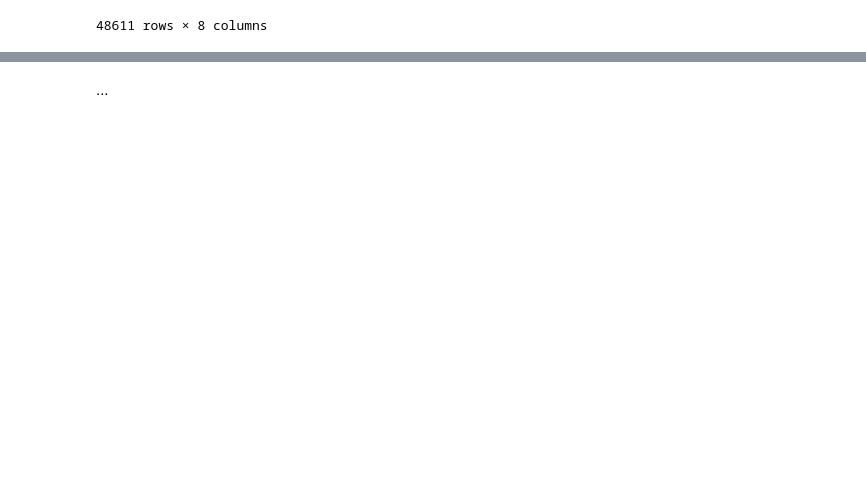
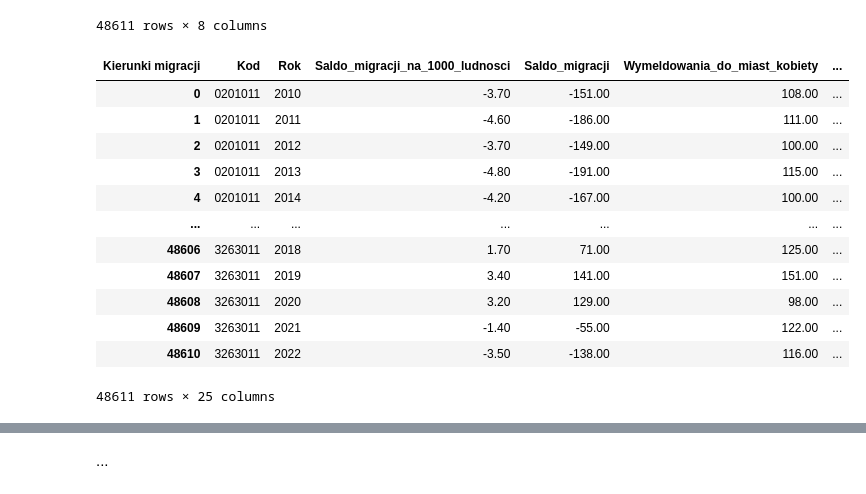
Before and after one commit to kuhyx/WUT_Computer_Science, a Jupyter notebook: main.ipynb, the cells around one changed output, grey strips where cells are left out. Drawn from its saved outputs; the diff is of its cells as text; code cells hidden in the pictures; blank space fills up the shorter version.

```diff
--- a/main.ipynb
+++ b/main.ipynb
@@ -225,0 +254,50 @@ df_ludn_3
+# %%
+df_ludn_5 = pd.read_csv(
+    'LUDN_1355_CREL.csv',
+    sep=';',
+    converters={'Kod': str},
+    decimal=',')
+df_ludn_5['Kierunki migracji'] = df_ludn_5['Kierunki migracji'] + df_ludn_5['Płeć']
+df_ludn_5 = df_ludn_5[['Kod', 'Kierunki migracji', 'Rok', 'Wartosc']]
+df_ludn_5 = df_ludn_5.dropna()
+df_ludn_5 = df_ludn_5.pivot_table(index=['Kod', 'Rok'], columns='Kierunki migracji', values='Wartosc').reset_index()
+df_ludn_5 = df_ludn_5.rename(columns={
+    'saldo migracji na 1000 ludnościogółem': 'Saldo_migracji_na_1000_ludnosci',
+    'saldo migracjiogółem': 'Saldo_migracji',
+    'wymeldowania do miastkobiety': 'Wymeldowania_do_miast_kobiety',
+    'wymeldowania do miastmężczyźni': 'Wymeldowania_do_miast_mezczyzni',
+    'wymeldowania do miastogółem': 'Wymeldowania_do_miast_ogolem',
+    'wymeldowania na wieśkobiety': 'Wymeldowania_na_wies_kobiety',
+    'wymeldowania na wieśmężczyźni': 'Wymeldowania_na_wies_mezczyzni',
+    'wymeldowania na wieśogółem': 'Wymeldowania_na_wies_ogolem',
+    'wymeldowania ogółemkobiety': 'Wymeldowania_kobiety',
+    'wymeldowania ogółemmężczyźni': 'Wymeldowania_mezczyzni',
+    'wymeldowania ogółemogółem': 'Wymeldowania_ogolem',
+    'wymeldowania za granicękobiety': 'Wymeldowania_za_granice_kobiety',
+    'wymeldowania za granicęmężczyźni': 'Wymeldowania_za_granice_mezczyzni',
+    'wymeldowania za granicęogółem': 'Wymeldowania_za_granice_ogolem',
+    'zameldowania ogółemkobiety': 'Zameldowania_kobiety',
+    'zameldowania ogółemmężczyźni': 'Zameldowania_mezczyzni',
+    'zameldowania ogółemogółem': 'Zameldowania_ogolem',
+    'zameldowania z miastkobiety': 'Zameldowania_z_miast_kobiety',
+    'zameldowania z miastmężczyźni': 'Zameldowania_z_miast_mezczyzni',
+    'zameldowania z miastogółem': 'Zameldowania_z_miast_ogolem',
+    'zameldowania ze wsikobiety': 'Zameldowania_ze_wsi_kobiety',
+    'zameldowania ze wsimężczyźni': 'Zameldowania_ze_wsi_mezczyzni',
+    'zameldowania ze wsiogółem': 'Zameldowania_ze_wsi_ogolem'})
+
+df_ludn_5
+# %% [output]
+| Kierunki migracji | Kod | Rok | Saldo_migracji_na_1000_ludnosci | Saldo_migracji | Wymeldowania_do_miast_kobiety | ... |
+| 0 | 0201011 | 2010 | -3.70 | -151.00 | 108.00 | ... |
+| 1 | 0201011 | 2011 | -4.60 | -186.00 | 111.00 | ... |
+| 2 | 0201011 | 2012 | -3.70 | -149.00 | 100.00 | ... |
+| 3 | 0201011 | 2013 | -4.80 | -191.00 | 115.00 | ... |
+| 4 | 0201011 | 2014 | -4.20 | -167.00 | 100.00 | ... |
+| ... | ... | ... | ... | ... | ... | ... |
+| 48606 | 3263011 | 2018 | 1.70 | 71.00 | 125.00 | ... |
+| 48607 | 3263011 | 2019 | 3.40 | 141.00 | 151.00 | ... |
+| 48608 | 3263011 | 2020 | 3.20 | 129.00 | 98.00 | ... |
+| 48609 | 3263011 | 2021 | -1.40 | -55.00 | 122.00 | ... |
+| 48610 | 3263011 | 2022 | -3.50 | -138.00 | 116.00 | ... |
+48611 rows × 25 columns
```
Also changed, not shown: parts of 20 cells of this notebook.
